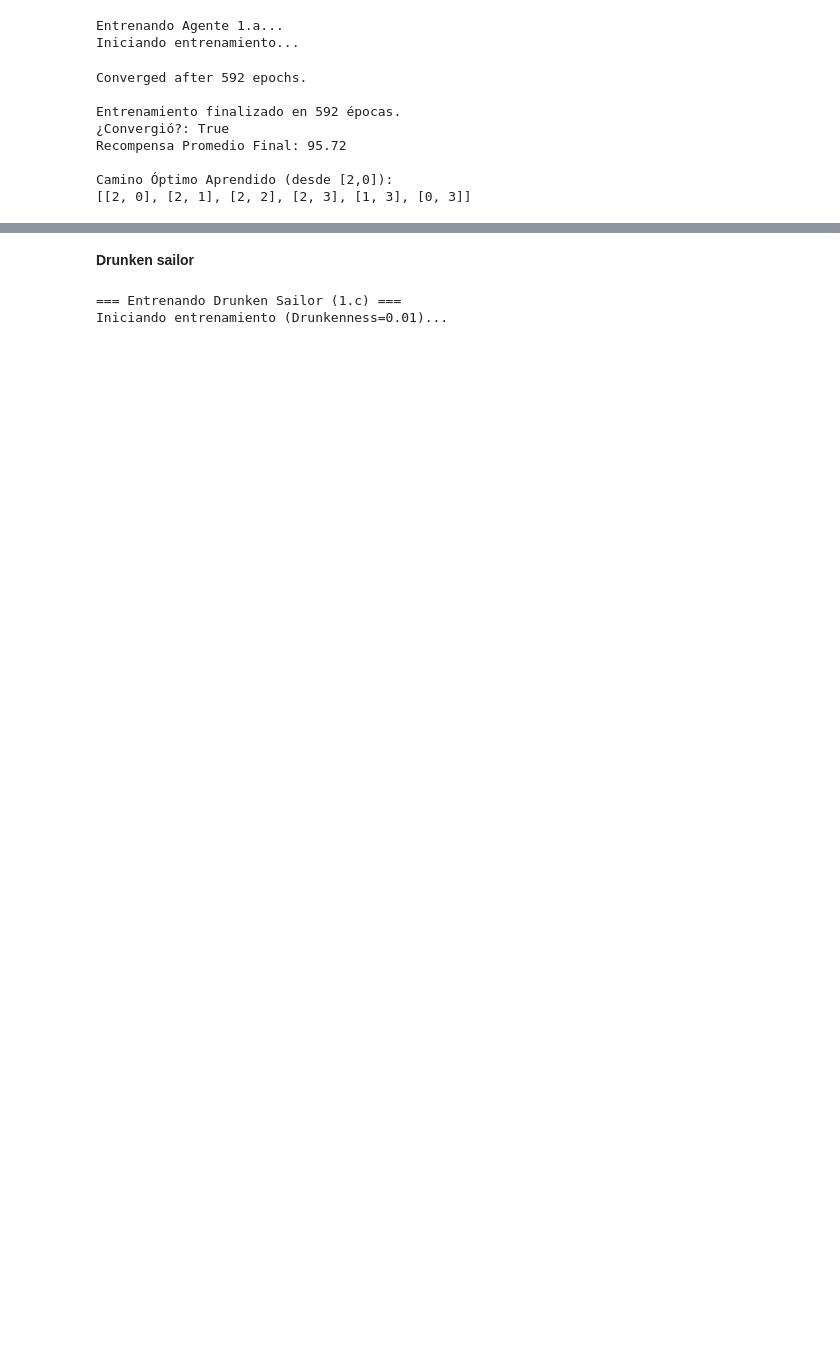
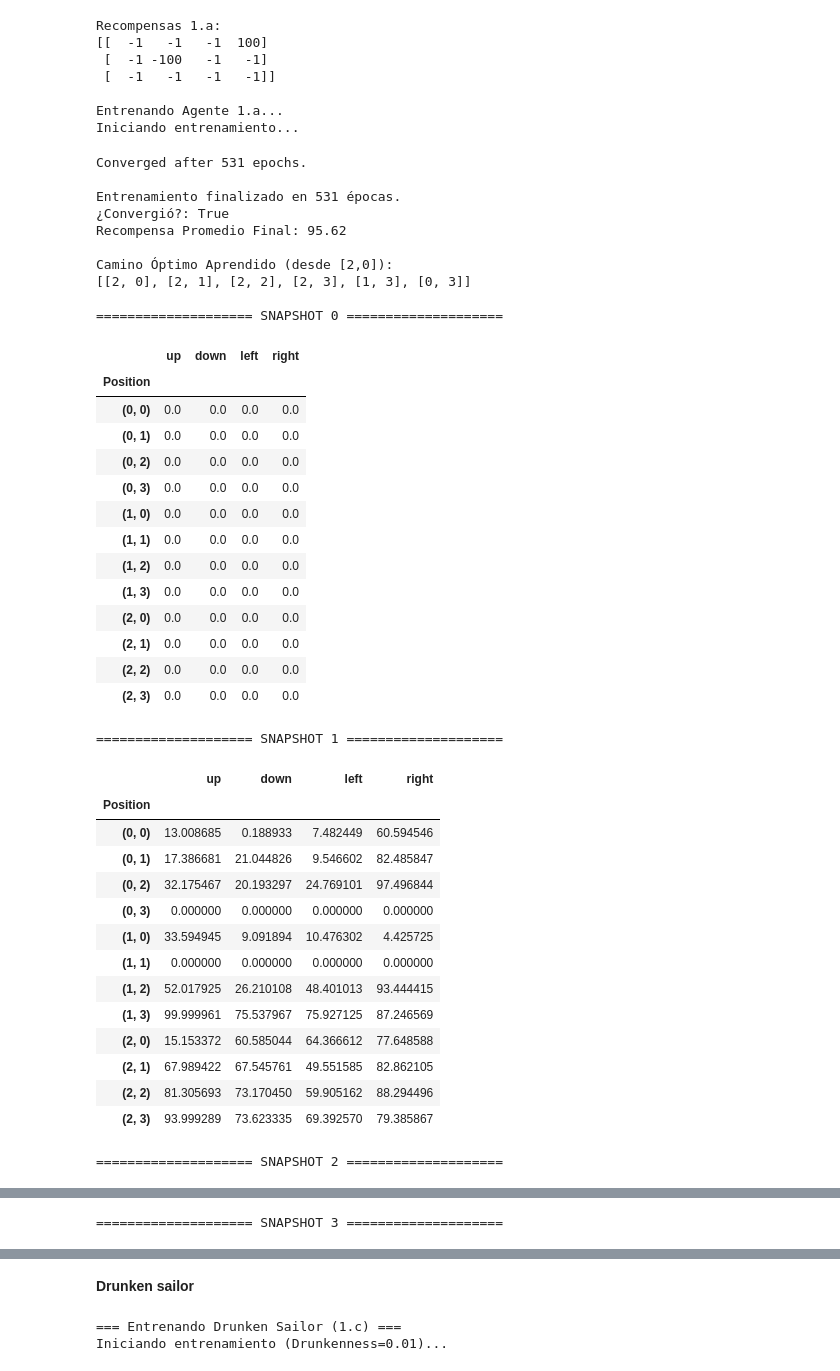
Before and after one commit to Joanfmir/IA, a Jupyter notebook: Practica 3/ejercicio1.ipynb, the cells around one changed output, grey strips where cells are left out. Saved outputs shown, nothing was run; the diff lists cells and outputs as text; code cells hidden in the pictures; blank space fills up the shorter version.

```diff
--- a/Practica 3/ejercicio1.ipynb
+++ b/Practica 3/ejercicio1.ipynb
@@ -211,7 +239,7 @@ def train(q_table, grid_rewards, obstacles,
     # Selección de snapshots representativos para return
     # (Inicio, 1/3, 2/3, Final) - aproximado
     n_snaps = len(snapshots)
-    indices = [0, int(n_snaps*0.33), int(n_snaps*0.66), -1]
+    indices = [0, int(n_snaps*0.33), int(n_snaps*0.66), n_snaps-1]
     # Filtrar índices válidos y únicos (por si n_snaps es pequeño)
     indices = sorted(list(set([i for i in indices if i < n_snaps])))
     snapshots_output = [snapshots[i] for i in indices]
@@ -233,43 +261,89 @@ def train(q_table, grid_rewards, obstacles,
 # Ejecución Ejercicio 1.a (Entorno basico)
 # ==========================================
 
+rewards = np.full((grid_rows, grid_cols), -1)
+rewards[0, 3] = GOAL_SCORE # meta
+obstacles = [[1,1]] # obstaculo
+rewards[1,1] = -100
+
+print("Recompensas 1.a:")
+print(rewards)
+
 # 1. Reiniciamos la Q-Table para asegurar entrenamiento desde cero
 q_table = np.zeros((grid_rows, grid_cols, 4))
 
 # 2. Entrenamos
-print("Entrenando Agente 1.a...")
+print("\nEntrenando Agente 1.a...")
 results_1a = train(
     q_table=q_table,
     grid_rewards=rewards,
     obstacles=obstacles,
     alpha=ALPHA,
     gamma=GAMMA,
     epsilon=EPSILON,
     conv_threshold=0.0001,
     patience=20,
     drunkenness=0.0 # Agente sobrio
 )
 
 # 3. Resultados
 print(f"\nEntrenamiento finalizado en {results_1a['total_epochs']} épocas.")
 print(f"¿Convergió?: {results_1a['is_converged']}")
 print(f"Recompensa Promedio Final: {results_1a['avg_reward_final']:.2f}")
 
 # 4. Verificación del Camino Aprendido
 print("\nCamino Óptimo Aprendido (desde [2,0]):")
 path_1a = get_shortest_path(2, 0, q_table, rewards, obstacles)
 print(path_1a)
 
-# 5. Visualización de la Q-Table
-# display(q_table)
+# 5. Visualización de las Q-Tables
+snapshots_1a = results_1a['snapshots']
+display_q_table_snapshots(snapshots_1a)
 # %% [output]
+Recompensas 1.a:
+[[  -1   -1   -1  100]
+ [  -1 -100   -1   -1]
+ [  -1   -1   -1   -1]]
+
 Entrenando Agente 1.a...
 Iniciando entrenamiento...
-Converged after 592 epochs.
+Converged after 531 epochs.
 
-Entrenamiento finalizado en 592 épocas.
+Entrenamiento finalizado en 531 épocas.
 ¿Convergió?: True
-Recompensa Promedio Final: 95.72
+Recompensa Promedio Final: 95.62
 
 Camino Óptimo Aprendido (desde [2,0]):
 [[2, 0], [2, 1], [2, 2], [2, 3], [1, 3], [0, 3]]
+
+==================== SNAPSHOT 0 ====================
+|  | up | down | left | right |
+| Position |  |  |  |  |
+| (0, 0) | 0.0 | 0.0 | 0.0 | 0.0 |
+| (0, 1) | 0.0 | 0.0 | 0.0 | 0.0 |
+| (0, 2) | 0.0 | 0.0 | 0.0 | 0.0 |
+| (0, 3) | 0.0 | 0.0 | 0.0 | 0.0 |
+| (1, 0) | 0.0 | 0.0 | 0.0 | 0.0 |
+| (1, 1) | 0.0 | 0.0 | 0.0 | 0.0 |
+| (1, 2) | 0.0 | 0.0 | 0.0 | 0.0 |
+| (1, 3) | 0.0 | 0.0 | 0.0 | 0.0 |
+| (2, 0) | 0.0 | 0.0 | 0.0 | 0.0 |
+| (2, 1) | 0.0 | 0.0 | 0.0 | 0.0 |
+| (2, 2) | 0.0 | 0.0 | 0.0 | 0.0 |
+| (2, 3) | 0.0 | 0.0 | 0.0 | 0.0 |
+==================== SNAPSHOT 1 ====================
+|  | up | down | left | right |
+| Position |  |  |  |  |
+| (0, 0) | 13.008685 | 0.188933 | 7.482449 | 60.594546 |
+| (0, 1) | 17.386681 | 21.044826 | 9.546602 | 82.485847 |
+| (0, 2) | 32.175467 | 20.193297 | 24.769101 | 97.496844 |
+| (0, 3) | 0.000000 | 0.000000 | 0.000000 | 0.000000 |
+| (1, 0) | 33.594945 | 9.091894 | 10.476302 | 4.425725 |
+| (1, 1) | 0.000000 | 0.000000 | 0.000000 | 0.000000 |
+| (1, 2) | 52.017925 | 26.210108 | 48.401013 | 93.444415 |
+| (1, 3) | 99.999961 | 75.537967 | 75.927125 | 87.246569 |
+| (2, 0) | 15.153372 | 60.585044 | 64.366612 | 77.648588 |
+| (2, 1) | 67.989422 | 67.545761 | 49.551585 | 82.862105 |
+| (2, 2) | 81.305693 | 73.170450 | 59.905162 | 88.294496 |
+| (2, 3) | 93.999289 | 73.623335 | 69.392570 | 79.385867 |
+==================== SNAPSHOT 2 ====================
@@ -275,0 +364 @@ Camino Óptimo Aprendido (desde [2,0]):
+==================== SNAPSHOT 3 ====================
```
Also changed, not shown: parts of 6 cells of this notebook, 2 other files.
